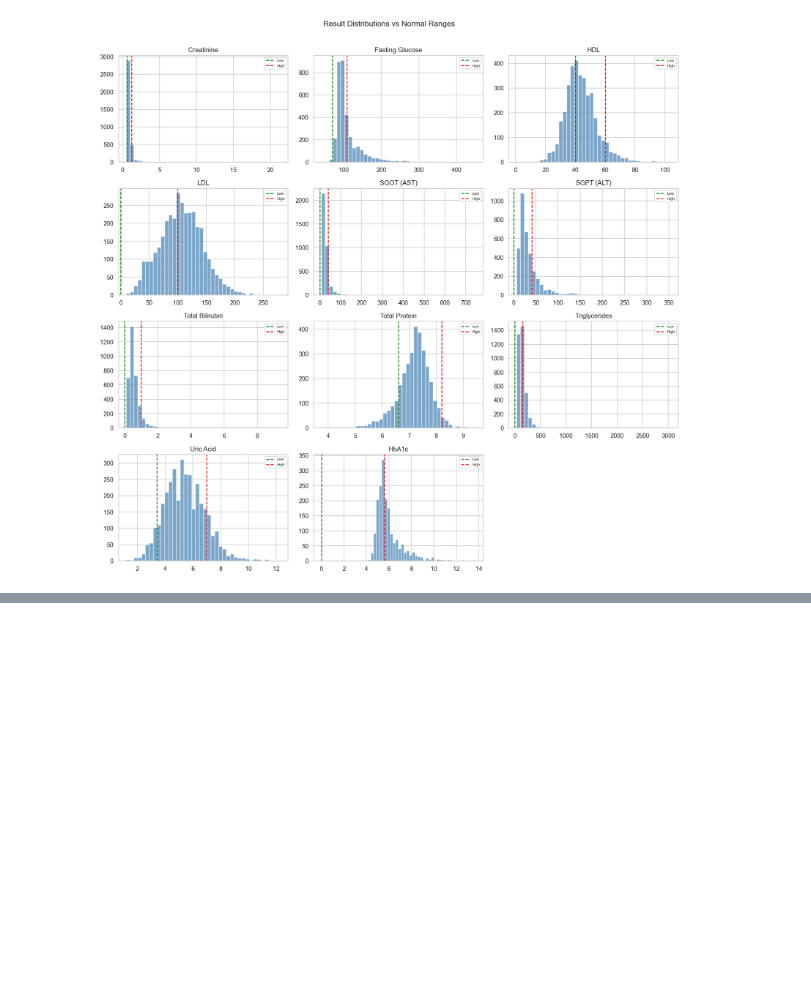
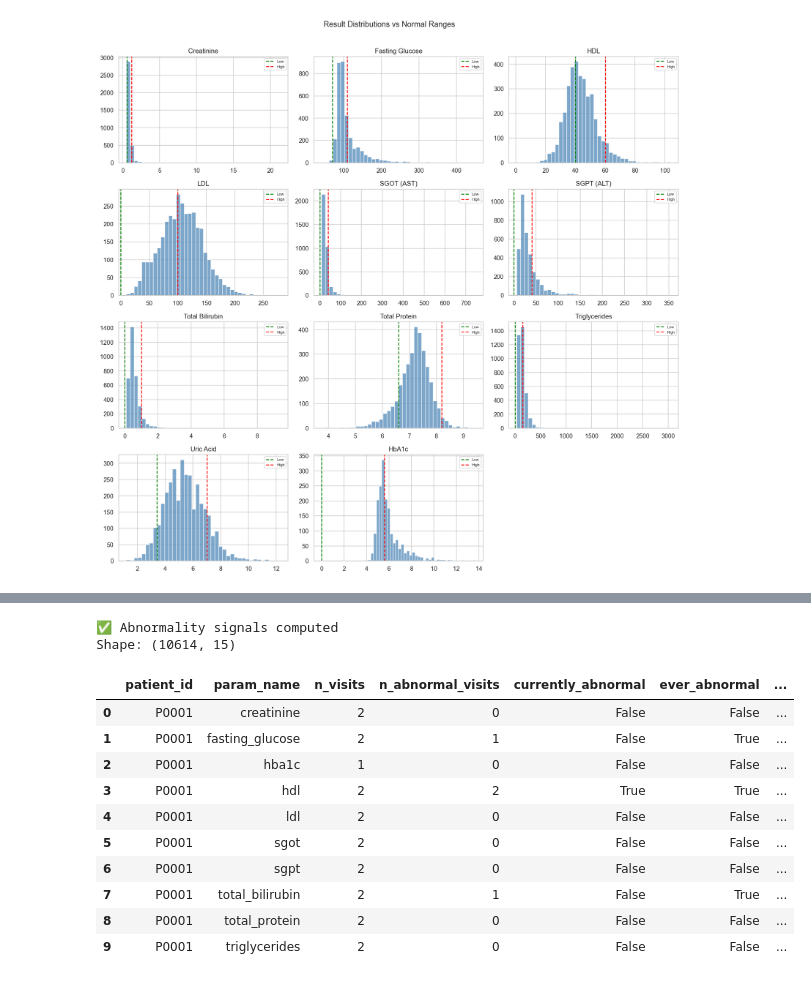
Before and after one commit to Nivyakv/healthvector, a Jupyter notebook: analysis.ipynb, the cells around one changed output, grey strips where cells are left out. Cells and saved outputs as stored; diff of their text form; code cells hidden in the pictures; blank space fills up the shorter version.

```diff
--- a/analysis.ipynb
+++ b/analysis.ipynb
@@ -984,0 +148,18 @@ All 5 sections executed. Deliverables:
+# %%
+# ── Abnormality Logic ─────────────────────────────────────────────────
+# hdl and total_protein: only LOW values are the clinical concern
+# all other params: outside either boundary is abnormal
+
+low_is_bad_params = {'hdl', 'total_protein'}
+
+def is_abnormal(row):
+    if row['param_name'] in low_is_bad_params:
+        return row['result'] < row['low_range']
+    return (row['result'] < row['low_range']) or (row['result'] > row['high_range'])
+
+df['is_abnormal'] = df.apply(is_abnormal, axis=1)
+
+print("✅ is_abnormal flag added")
+print(f"Total abnormal readings : {df['is_abnormal'].sum():,}")
+print(f"Total normal readings   : {(~df['is_abnormal']).sum():,}")
+df[['patient_id','param_name','result','low_range','high_range','is_abnormal']].head(10)
@@ -984,0 +277,50 @@ All 5 sections executed. Deliverables:
+# %%
+# ── Abnormality Signals Per Patient × Parameter ───────────────────────
+
+def compute_abnormal_signals(grp):
+    grp   = grp.sort_values('date_of_test')
+    flags = grp['is_abnormal'].values
+    results = grp['result'].values
+    n     = len(flags)
+
+    transitions = sum(1 for i in range(n-1) if flags[i] != flags[i+1])
+
+    return pd.Series({
+        'n_visits'               : n,
+        'n_abnormal_visits'      : int(flags.sum()),
+        'currently_abnormal'     : bool(flags[-1]),
+        'ever_abnormal'          : bool(flags.any()),
+        'always_abnormal'        : bool(flags.all()),
+        'was_normal_early'       : bool(not flags[0]),
+        'crossed_into_abnormal'  : any(not flags[i] and flags[i+1] for i in range(n-1)),
+        'crossed_into_normal'    : any(flags[i] and not flags[i+1] for i in range(n-1)),
+        'transitions'            : transitions,
+        'first_val'              : results[0],
+        'last_val'               : results[-1],
+        'change_first_to_last'   : results[-1] - results[0],
+        'total_range'            : results.max() - results.min(),
+    })
+
+signals_df = (
+    df.groupby(['patient_id', 'param_name'])
+    .apply(compute_abnormal_signals)
+    .reset_index()
+)
+
+print("✅ Abnormality signals computed")
+print(f"Shape: {signals_df.shape}")
+signals_df.head(10)
+# %% [output]
+✅ Abnormality signals computed
+Shape: (10614, 15)
+|  | patient_id | param_name | n_visits | n_abnormal_visits | currently_abnormal | ever_abnormal | ... |
+| 0 | P0001 | creatinine | 2 | 0 | False | False | ... |
+| 1 | P0001 | fasting_glucose | 2 | 1 | False | True | ... |
+| 2 | P0001 | hba1c | 1 | 0 | False | False | ... |
+| 3 | P0001 | hdl | 2 | 2 | True | True | ... |
+| 4 | P0001 | ldl | 2 | 0 | False | False | ... |
+| 5 | P0001 | sgot | 2 | 0 | False | False | ... |
+| 6 | P0001 | sgpt | 2 | 0 | False | False | ... |
+| 7 | P0001 | total_bilirubin | 2 | 1 | False | True | ... |
+| 8 | P0001 | total_protein | 2 | 0 | False | False | ... |
+| 9 | P0001 | triglycerides | 2 | 0 | False | False | ... |
```
Also changed, not shown: parts of 43 cells of this notebook, 1 other file.
